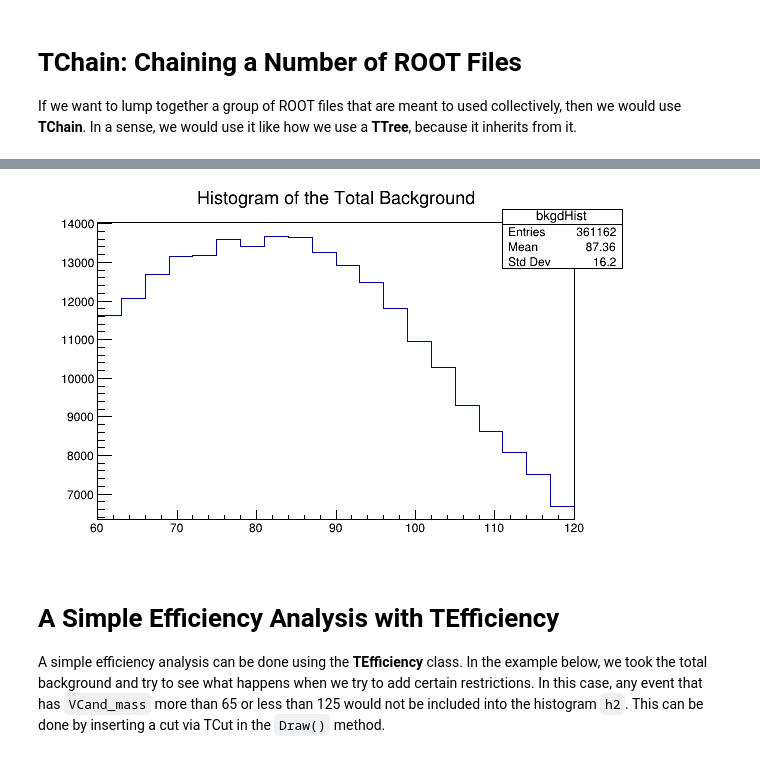
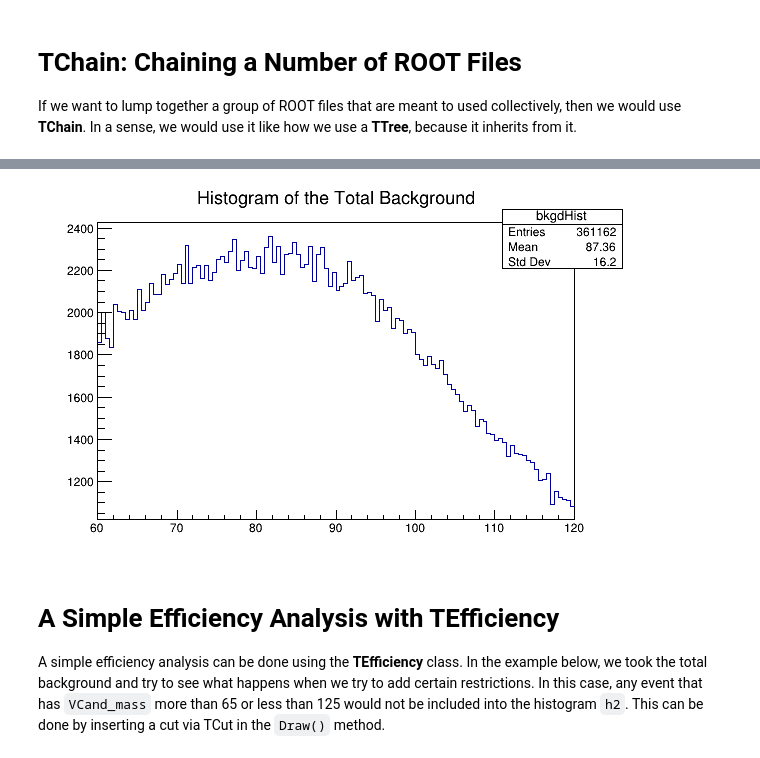
Before and after one commit to afyqazraei/MalayaHEPTutorials, a Jupyter notebook: IntroToROOT/IntroToROOT.ipynb, the cells around one changed output, grey strips where cells are left out. Saved outputs shown, nothing was run; the diff lists cells and outputs as text; code cells hidden in the pictures.

```diff
--- a/IntroToROOT/IntroToROOT.ipynb
+++ b/IntroToROOT/IntroToROOT.ipynb
@@ -392,7 +371,7 @@ bkgd.Print()
 *Baskets :        1 : Basket Size=      32000 bytes  Compression=   1.11     *
 *............................................................................*
 # %%
-bkgdHist = ROOT.TH1F("bkgdHist", "Histogram of the Total Background", 20, 60, 120)
+bkgdHist = ROOT.TH1F("bkgdHist", "Histogram of the Total Background", 120, 60, 120)
 
 # filling a histogram with the distribution from the tree
 bkgd.Draw("VCand_mass>>bkgdHist")
@@ -405,4 +383,4 @@ Warning in <TROOT::Append>: Replacing existing TH1: bkgdHist (Potential memory l
-[figure, old version]
+[figure, new version]
 # %% [markdown]
 # A Simple Efficiency Analysis with TEfficiency
 
```
Also changed, not shown: parts of 14 cells of this notebook.
